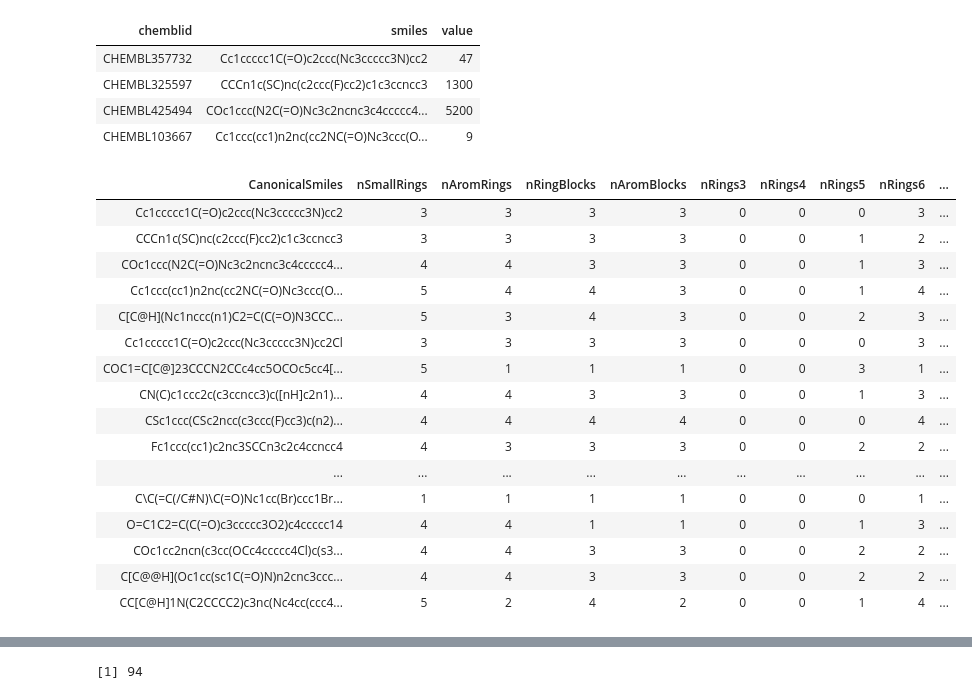
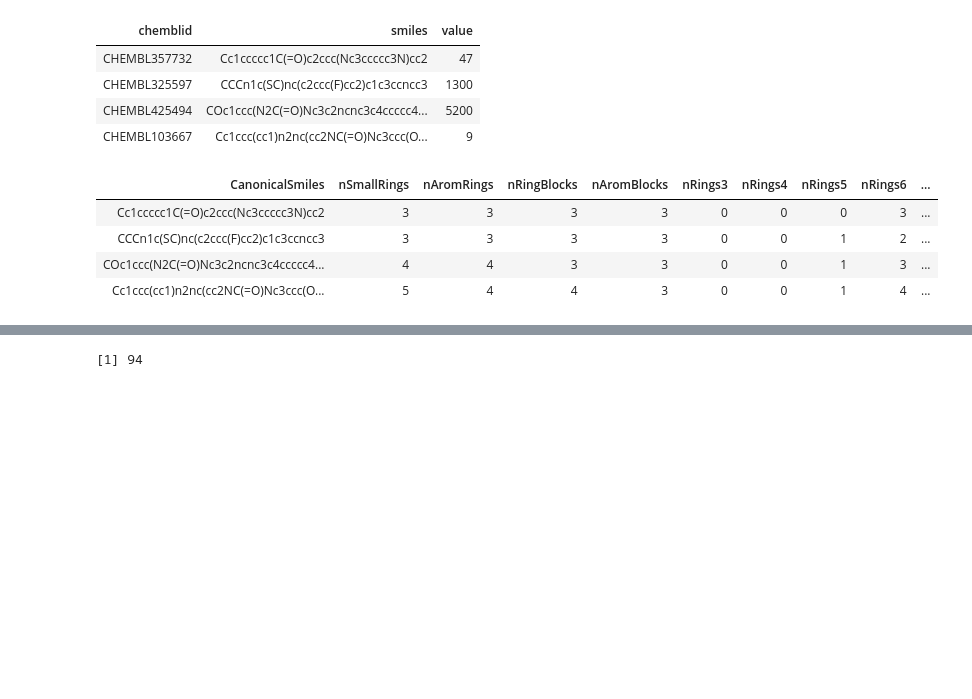
Before and after one commit to alejandrorodriguezarias/MedicamentosMUBICS, a Jupyter notebook: medicamentos-jupyter.ipynb, the cells around one changed output, grey strips where cells are left out. Drawn from its saved outputs; the diff is of its cells as text; code cells hidden in the pictures; blank space fills up the shorter version.

```diff
--- a/medicamentos-jupyter.ipynb
+++ b/medicamentos-jupyter.ipynb
@@ -29,27 +29,17 @@ head(medicamentos, 4)
 # %%
 #cargamos descriptores moleculares
 vectorDescriptores <- read.csv("vectorDescriptores.csv")
+#eliminamos columnas de nulos
 vectorDescriptores <- Filter(function(x)!any(is.na(x)),vectorDescriptores)
+#eliminas filas con valores nulos (2)
 vectorDescriptores <- vectorDescriptores[complete.cases(vectorDescriptores),]
-vectorDescriptores
+head(vectorDescriptores,4)
 # %% [output]
 | CanonicalSmiles | nSmallRings | nAromRings | nRingBlocks | nAromBlocks | nRings3 | nRings4 | nRings5 | nRings6 | ... |
 | Cc1ccccc1C(=O)c2ccc(Nc3ccccc3N)cc2 | 3 | 3 | 3 | 3 | 0 | 0 | 0 | 3 | ... |
 | CCCn1c(SC)nc(c2ccc(F)cc2)c1c3ccncc3 | 3 | 3 | 3 | 3 | 0 | 0 | 1 | 2 | ... |
 | COc1ccc(N2C(=O)Nc3c2ncnc3c4ccccc4... | 4 | 4 | 3 | 3 | 0 | 0 | 1 | 3 | ... |
 | Cc1ccc(cc1)n2nc(cc2NC(=O)Nc3ccc(O... | 5 | 4 | 4 | 3 | 0 | 0 | 1 | 4 | ... |
-| C[C@H](Nc1nccc(n1)C2=C(C(=O)N3CCC... | 5 | 3 | 4 | 3 | 0 | 0 | 2 | 3 | ... |
-| Cc1ccccc1C(=O)c2ccc(Nc3ccccc3N)cc2Cl | 3 | 3 | 3 | 3 | 0 | 0 | 0 | 3 | ... |
-| COC1=C[C@]23CCCN2CCc4cc5OCOc5cc4[... | 5 | 1 | 1 | 1 | 0 | 0 | 3 | 1 | ... |
-| CN(C)c1ccc2c(c3ccncc3)c([nH]c2n1)... | 4 | 4 | 3 | 3 | 0 | 0 | 1 | 3 | ... |
-| CSc1ccc(CSc2ncc(c3ccc(F)cc3)c(n2)... | 4 | 4 | 4 | 4 | 0 | 0 | 0 | 4 | ... |
-| Fc1ccc(cc1)c2nc3SCCn3c2c4ccncc4 | 4 | 3 | 3 | 3 | 0 | 0 | 2 | 2 | ... |
-| ... | ... | ... | ... | ... | ... | ... | ... | ... | ... |
-| C\C(=C(/C#N)\C(=O)Nc1cc(Br)ccc1Br... | 1 | 1 | 1 | 1 | 0 | 0 | 0 | 1 | ... |
-| O=C1C2=C(C(=O)c3ccccc3O2)c4ccccc14 | 4 | 4 | 1 | 1 | 0 | 0 | 1 | 3 | ... |
-| COc1cc2ncn(c3cc(OCc4ccccc4Cl)c(s3... | 4 | 4 | 3 | 3 | 0 | 0 | 2 | 2 | ... |
-| C[C@@H](Oc1cc(sc1C(=O)N)n2cnc3ccc... | 4 | 4 | 3 | 3 | 0 | 0 | 2 | 2 | ... |
-| CC[C@H]1N(C2CCCC2)c3nc(Nc4cc(ccc4... | 5 | 2 | 4 | 2 | 0 | 0 | 1 | 4 | ... |
 # %%
 #Comprobemos la distribucion de los valores de IC50
 values=sort(medicamentos$value)
```
Also changed, not shown: parts of 1 cell of this notebook.
